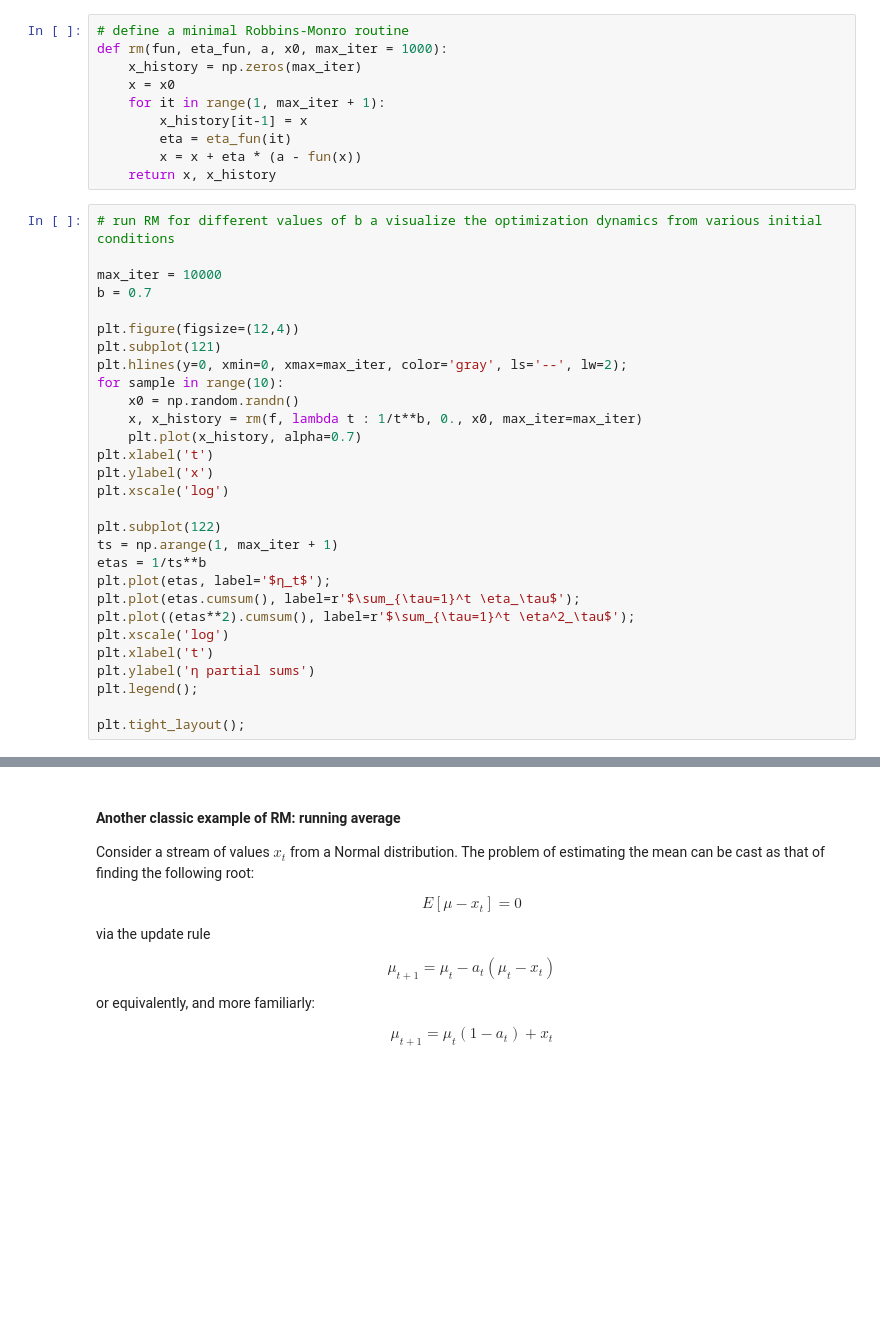
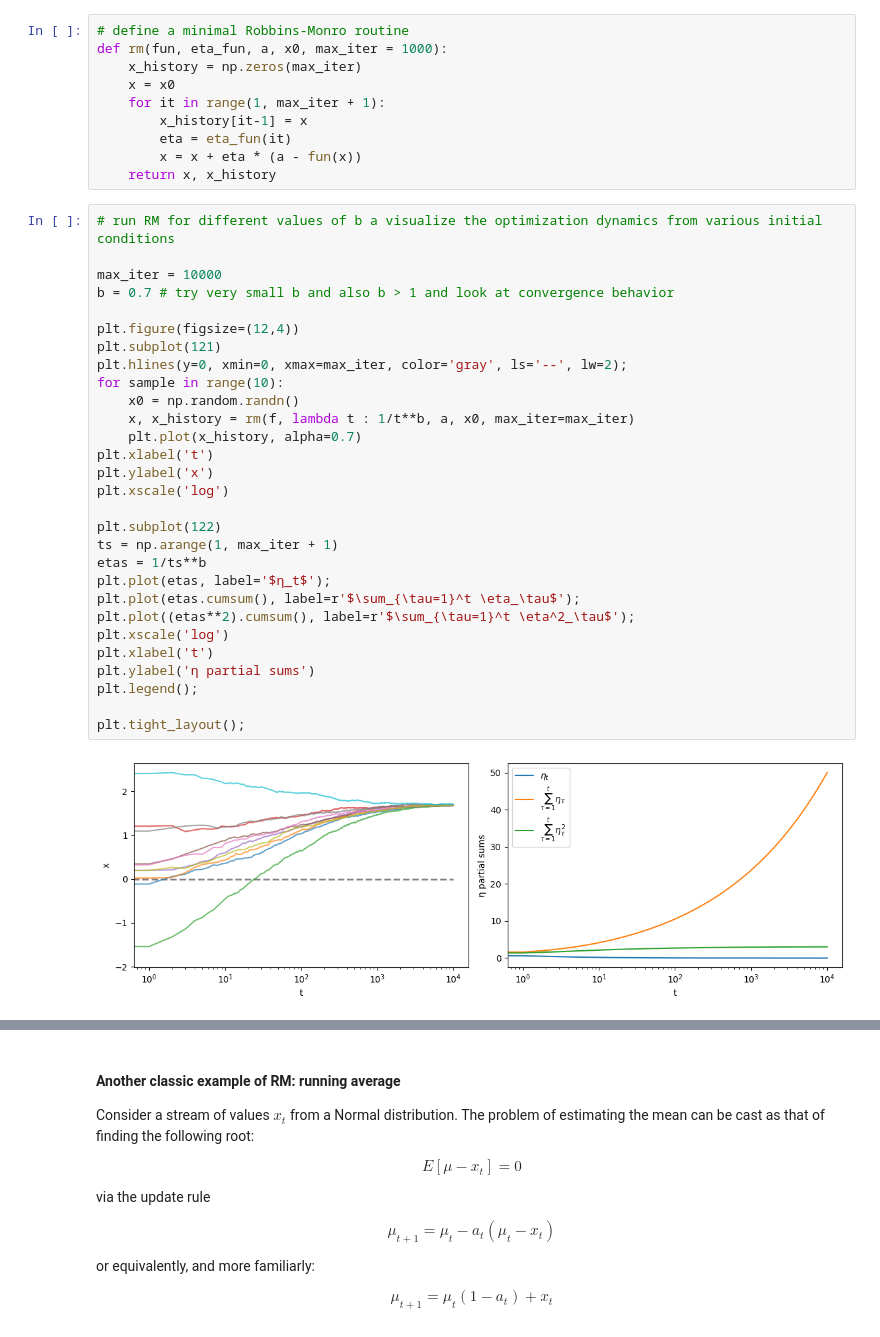
Before and after one commit to josjo99/cds_ml, a Jupyter notebook: Lecture4.1-learning_algorithms.ipynb, the cells around one changed output, grey strips where cells are left out. Cells and saved outputs as stored; diff of their text form; blank space fills up the shorter version.

```diff
--- a/Lecture4.1-learning_algorithms.ipynb
+++ b/Lecture4.1-learning_algorithms.ipynb
@@ -465,29 +470,31 @@ def rm(fun, eta_fun, a, x0, max_iter = 1000):
 # %%
 # run RM for different values of b a visualize the optimization dynamics from various initial conditions
 
 max_iter = 10000
-b = 0.7
+b = 0.7 # try very small b and also b > 1 and look at convergence behavior
 
 plt.figure(figsize=(12,4))
 plt.subplot(121)
 plt.hlines(y=0, xmin=0, xmax=max_iter, color='gray', ls='--', lw=2);
 for sample in range(10):
     x0 = np.random.randn()
-    x, x_history = rm(f, lambda t : 1/t**b, 0., x0, max_iter=max_iter)
+    x, x_history = rm(f, lambda t : 1/t**b, a, x0, max_iter=max_iter)
     plt.plot(x_history, alpha=0.7)
 plt.xlabel('t')
 plt.ylabel('x')
 plt.xscale('log')
 
 plt.subplot(122)
 ts = np.arange(1, max_iter + 1)
 etas = 1/ts**b
 plt.plot(etas, label='$η_t$');
 plt.plot(etas.cumsum(), label=r'$\sum_{\tau=1}^t \eta_\tau$');
 plt.plot((etas**2).cumsum(), label=r'$\sum_{\tau=1}^t \eta^2_\tau$');
 plt.xscale('log')
 plt.xlabel('t')
 plt.ylabel('η partial sums')
 plt.legend();
 
 plt.tight_layout();
+# %% [output]
+[figure, added]
```
Also changed, not shown: parts of 2 cells of this notebook, 1 other file.
